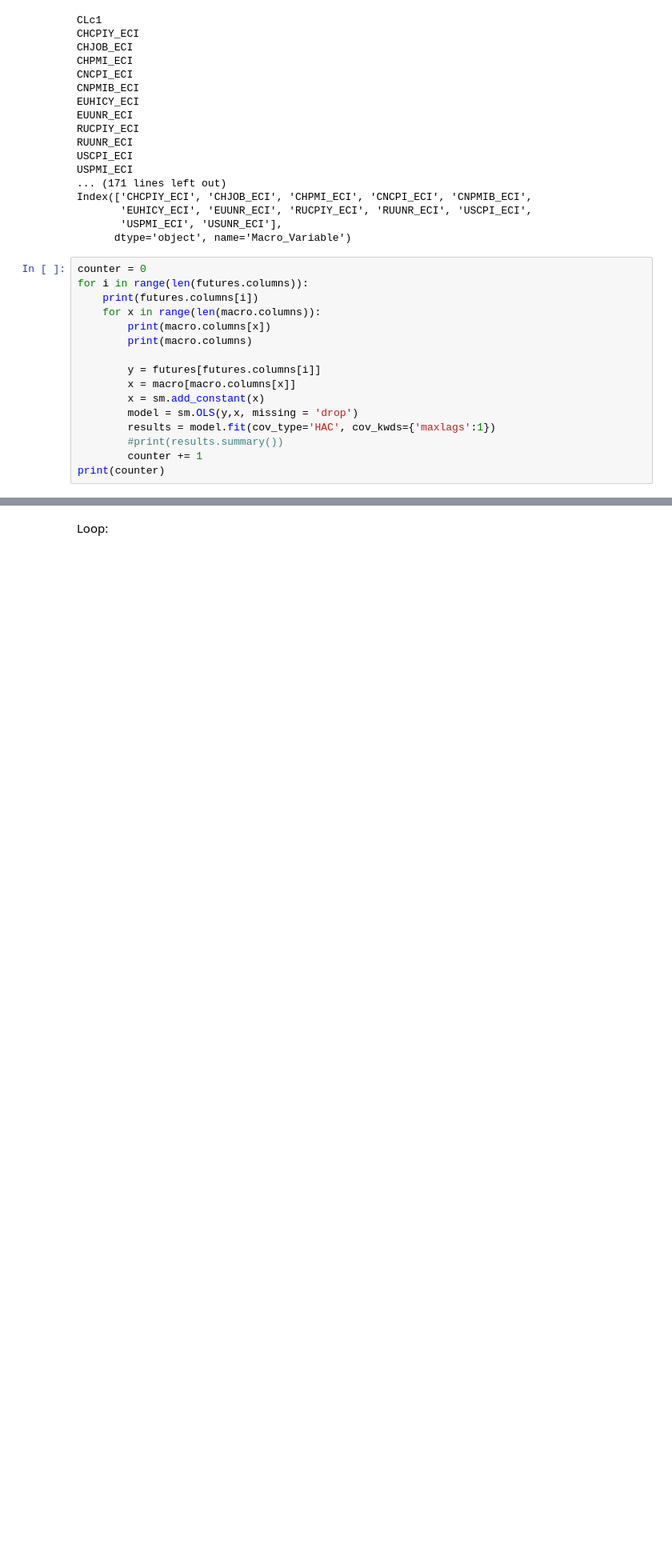
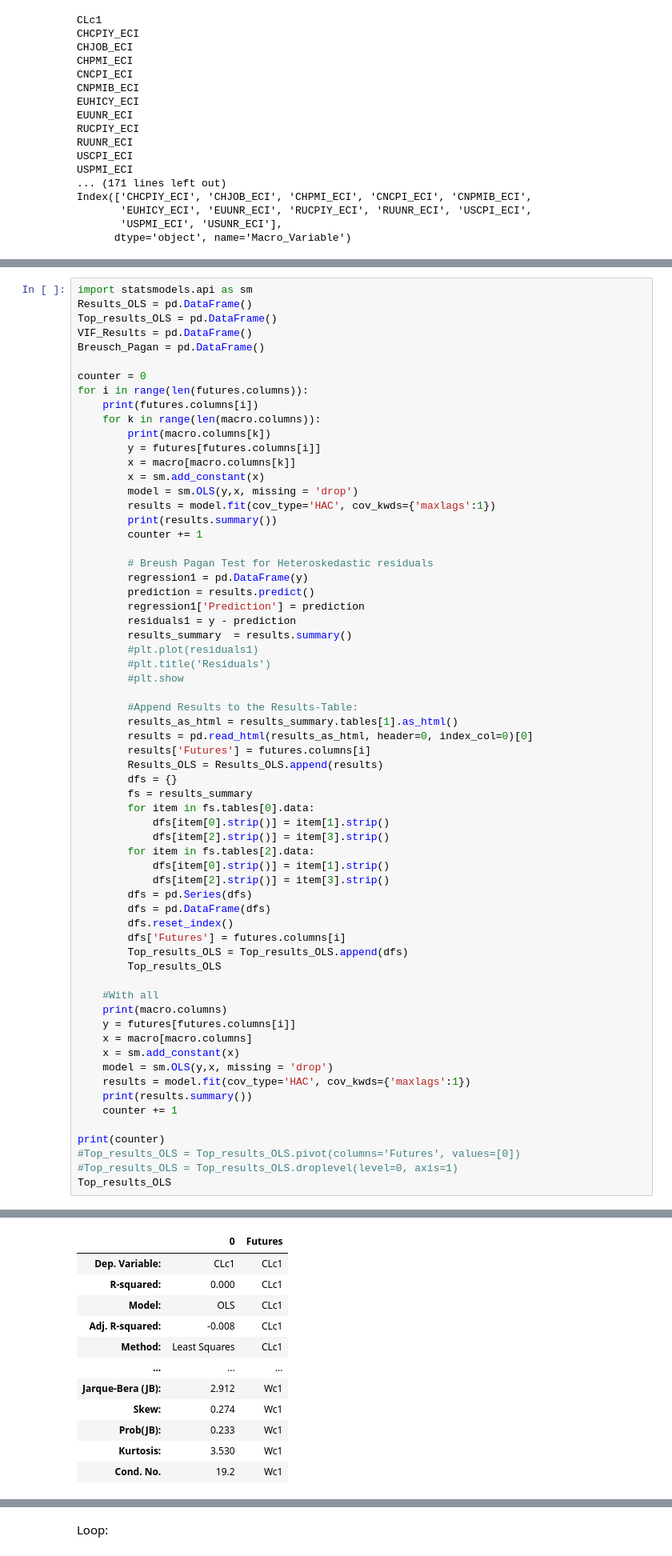
Before and after one commit to Liomat97/AQM, a Jupyter notebook: 3 Analysis.ipynb, the cells around one changed output, grey strips where cells are left out. Shown at 80% size. Cells and saved outputs as stored; diff of their text form; blank space fills up the shorter version.

```diff
--- a/3 Analysis.ipynb
+++ b/3 Analysis.ipynb
@@ -410,19 +358,3 @@ Index(['CHCPIY_ECI', 'CHJOB_ECI', 'CHPMI_ECI', 'CNCPI_ECI', 'CNPMIB_ECI',
        'EUHICY_ECI', 'EUUNR_ECI', 'RUCPIY_ECI', 'RUUNR_ECI', 'USCPI_ECI',
        'USPMI_ECI', 'USUNR_ECI'],
       dtype='object', name='Macro_Variable')
-# %%
-counter = 0
-for i in range(len(futures.columns)):
-    print(futures.columns[i])
-    for x in range(len(macro.columns)):
-        print(macro.columns[x])
-        print(macro.columns)
-
-        y = futures[futures.columns[i]]
-        x = macro[macro.columns[x]]
-        x = sm.add_constant(x)
-        model = sm.OLS(y,x, missing = 'drop')
-        results = model.fit(cov_type='HAC', cov_kwds={'maxlags':1})
-        #print(results.summary())
-        counter += 1
-print(counter)
@@ -446,0 +361,65 @@ CHPMI_ECI
+# %%
+import statsmodels.api as sm
+Results_OLS = pd.DataFrame()
+Top_results_OLS = pd.DataFrame()
+VIF_Results = pd.DataFrame()
+Breusch_Pagan = pd.DataFrame()
+
+counter = 0
+for i in range(len(futures.columns)):
+    print(futures.columns[i])
+    for k in range(len(macro.columns)):
+        print(macro.columns[k])
+        y = futures[futures.columns[i]]
+        x = macro[macro.columns[k]]
+        x = sm.add_constant(x)
+        model = sm.OLS(y,x, missing = 'drop')
+        results = model.fit(cov_type='HAC', cov_kwds={'maxlags':1})
+        print(results.summary())
+        counter += 1
+
+        # Breush Pagan Test for Heteroskedastic residuals
+        regression1 = pd.DataFrame(y)
+        prediction = results.predict()
+        regression1['Prediction'] = prediction
+        residuals1 = y - prediction
+        results_summary  = results.summary()
+        #plt.plot(residuals1)
+        #plt.title('Residuals')
+        #plt.show
+
+        #Append Results to the Results-Table:
+        results_as_html = results_summary.tables[1].as_html()
+        results = pd.read_html(results_as_html, header=0, index_col=0)[0]
+        results['Futures'] = futures.columns[i]
+        Results_OLS = Results_OLS.append(results)
+        dfs = {}
+        fs = results_summary
+        for item in fs.tables[0].data:
+            dfs[item[0].strip()] = item[1].strip()
+            dfs[item[2].strip()] = item[3].strip()
+        for item in fs.tables[2].data:
+            dfs[item[0].strip()] = item[1].strip()
+            dfs[item[2].strip()] = item[3].strip()
+        dfs = pd.Series(dfs)
+        dfs = pd.DataFrame(dfs)
+        dfs.reset_index()
+        dfs['Futures'] = futures.columns[i]
+        Top_results_OLS = Top_results_OLS.append(dfs)
+        Top_results_OLS
+
+    #With all
+    print(macro.columns)
+    y = futures[futures.columns[i]]
+    x = macro[macro.columns]
+    x = sm.add_constant(x)
+    model = sm.OLS(y,x, missing = 'drop')
+    results = model.fit(cov_type='HAC', cov_kwds={'maxlags':1})
+    print(results.summary())
+    counter += 1
+
+print(counter)
+#Top_results_OLS = Top_results_OLS.pivot(columns='Futures', values=[0])
+#Top_results_OLS = Top_results_OLS.droplevel(level=0, axis=1)
+Top_results_OLS
+# %% [output]
@@ -446,0 +443,12 @@ CHPMI_ECI
+|  | 0 | Futures |
+| Dep. Variable: | CLc1 | CLc1 |
+| R-squared: | 0.000 | CLc1 |
+| Model: | OLS | CLc1 |
+| Adj. R-squared: | -0.008 | CLc1 |
+| Method: | Least Squares | CLc1 |
+| ... | ... | ... |
+| Jarque-Bera (JB): | 2.912 | Wc1 |
+| Skew: | 0.274 | Wc1 |
+| Prob(JB): | 0.233 | Wc1 |
+| Kurtosis: | 3.530 | Wc1 |
+| Cond. No. | 19.2 | Wc1 |
```
Also changed, not shown: parts of 8 cells of this notebook, 3 other files.
